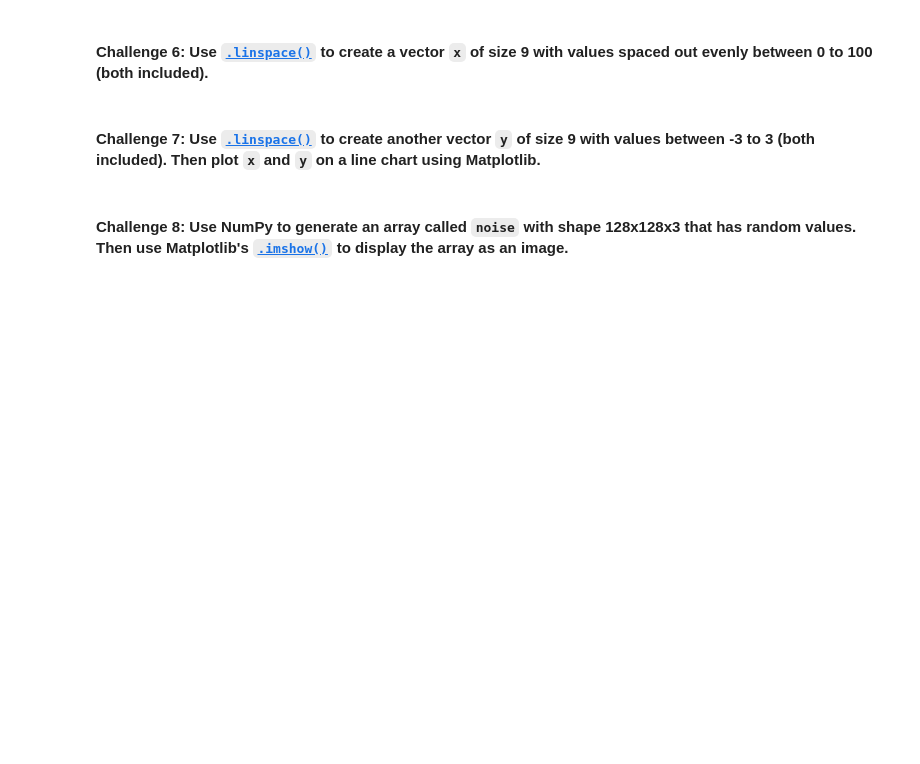
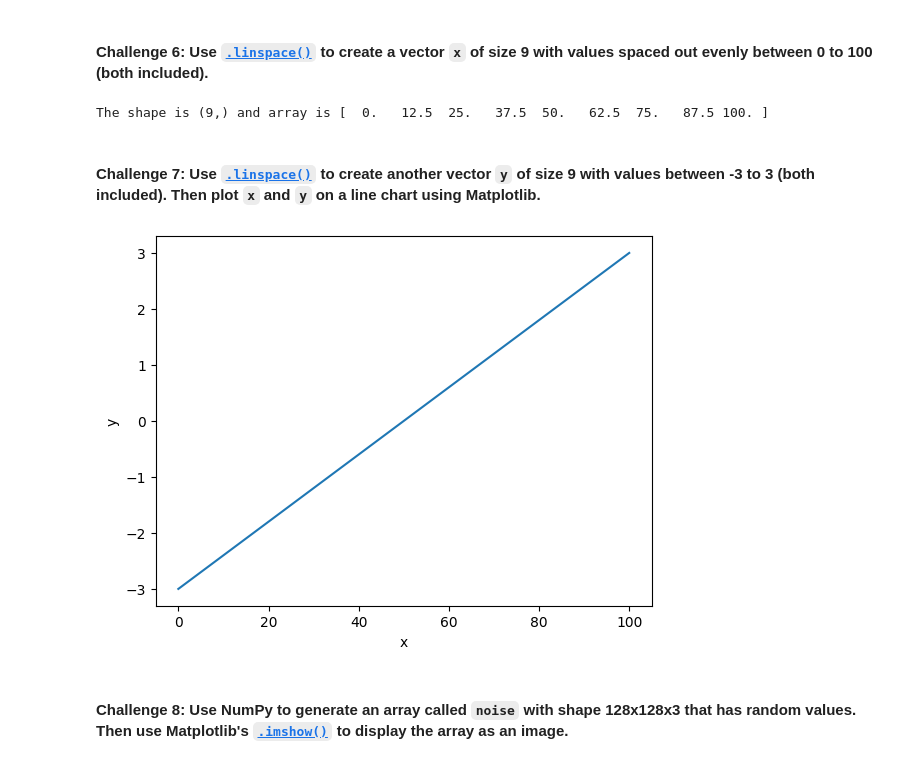
Before and after one commit to renankin/100-days-of-code, a Jupyter notebook: day-077/numpy-course/Computation_with_NumPy_and_N_Dimensional_Arrays.ipynb, the cells around one changed output. Drawn from its saved outputs; the diff is of its cells as text; code cells hidden in the pictures; blank space fills up the shorter version.

```diff
--- a/day-077/numpy-course/Computation_with_NumPy_and_N_Dimensional_Arrays.ipynb
+++ b/day-077/numpy-course/Computation_with_NumPy_and_N_Dimensional_Arrays.ipynb
@@ -140,6 +192,24 @@ Hint: Use the [`.random()` function](https://numpy.org/doc/stable/reference/rand
 # %% [markdown]
 #### **Challenge 6**: Use [`.linspace()`](https://numpy.org/doc/stable/reference/generated/numpy.linspace.html) to create a vector `x` of size 9 with values spaced out evenly between 0 to 100 (both included).
+# %%
+x = np.linspace(start=0, stop=100, num=9)
+
+print(f"The shape is {x.shape} and array is {x}")
+# %% [output]
+The shape is (9,) and array is [  0.   12.5  25.   37.5  50.   62.5  75.   87.5 100. ]
 # %% [markdown]
 #### **Challenge 7**: Use [`.linspace()`](https://numpy.org/doc/stable/reference/generated/numpy.linspace.html) to create another vector `y` of size 9 with values between -3 to 3 (both included). Then plot `x` and `y` on a line chart using Matplotlib.
+# %%
+import matplotlib.pyplot as plt
+
+y = np.linspace(start=-3, stop=3, num=9)
+
+plt.plot(x, y)
+plt.xlabel("x")
+plt.ylabel("y")
+
+plt.show()
+# %% [output]
+[figure, added]
 # %% [markdown]
 #### **Challenge 8**: Use NumPy to generate an array called `noise` with shape 128x128x3 that has random values. Then use Matplotlib's [`.imshow()`](https://matplotlib.org/3.1.1/api/_as_gen/matplotlib.pyplot.imshow.html) to display the array as an image.
```
Also changed, not shown: parts of 15 cells of this notebook.
